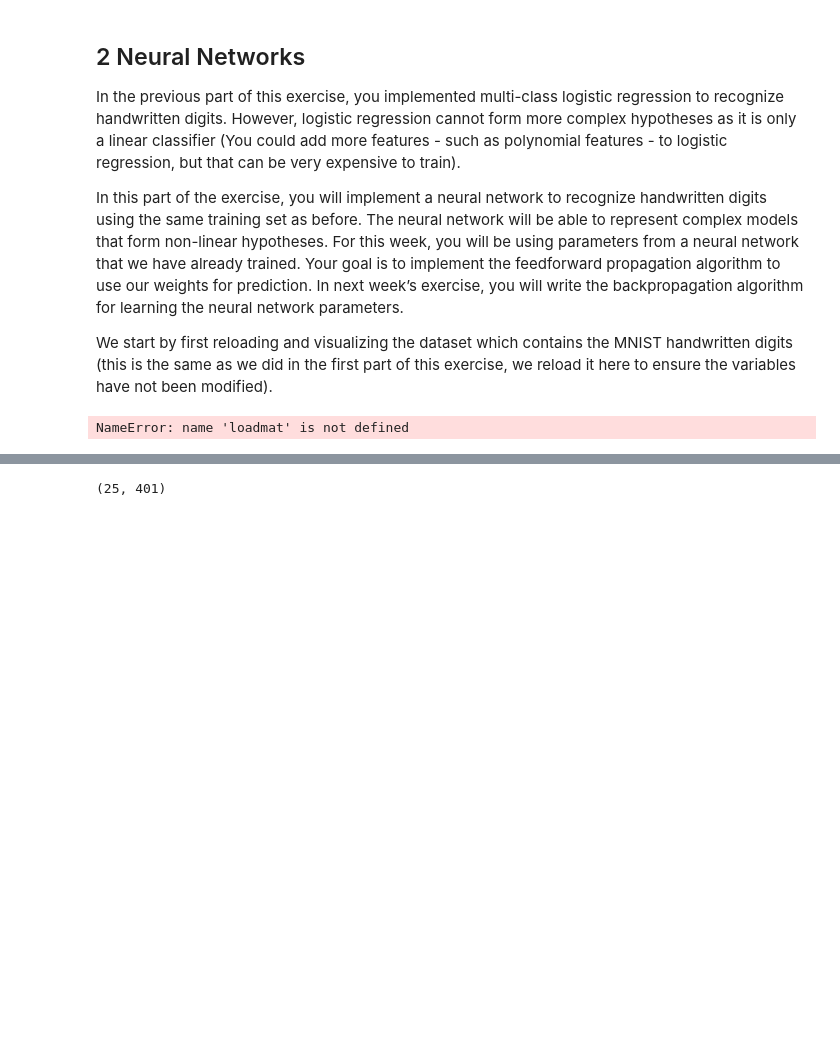
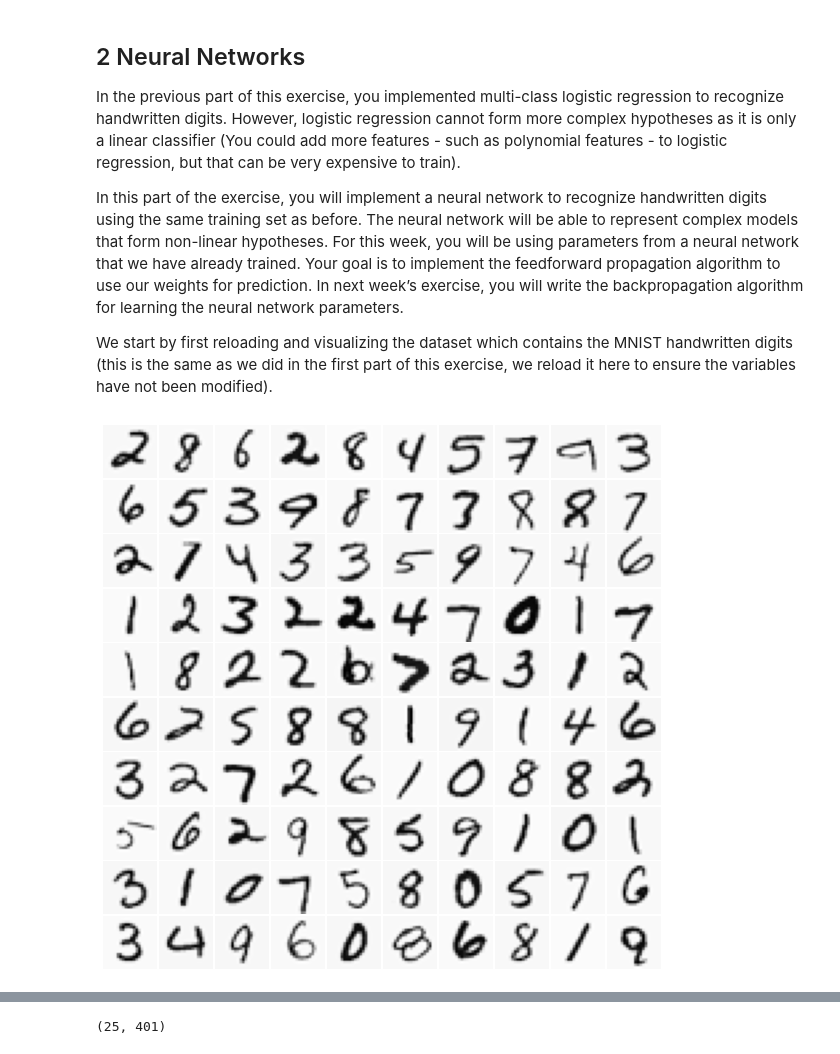
Before and after one commit to Almoatasembellahhggag/ML_Final, a Jupyter notebook: exercise3.ipynb, the cells around one changed output, grey strips where cells are left out. Drawn from its saved outputs; the diff is of its cells as text; code cells hidden in the pictures; blank space fills up the shorter version.

```diff
--- a/exercise3.ipynb
+++ b/exercise3.ipynb
@@ -515,27 +502,27 @@ We start by first reloading and visualizing the dataset which contains the MNIST
 # %%
 #  training data stored in arrays X, y
 data = loadmat(os.path.join('Data', 'ex3data1.mat'))
 X, y = data['X'], data['y'].ravel()
 
 # set the zero digit to 0, rather than its mapped 10 in this dataset
 # This is an artifact due to the fact that this dataset was used in
 # MATLAB where there is no index 0
 y[y == 10] = 0
 
 # get number of examples in dataset
 m = y.size
 
 # randomly permute examples, to be used for visualizing one
 # picture at a time
 indices = np.random.permutation(m)
 
 # Randomly select 100 data points to display
 rand_indices = np.random.choice(m, 100, replace=False)
 sel = X[rand_indices, :]
 
-utils.displayData(sel)
+data_utils.displayData(sel)
 # %% [output]
-NameError: name 'loadmat' is not defined
+[figure, added]
 # %% [markdown]
 
 ### 2.1 Model representation
```
Also changed, not shown: parts of 13 cells of this notebook.
